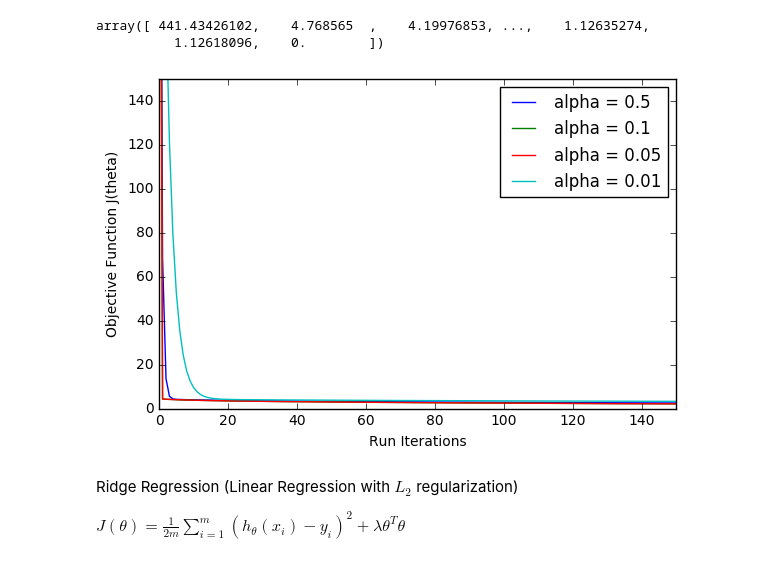
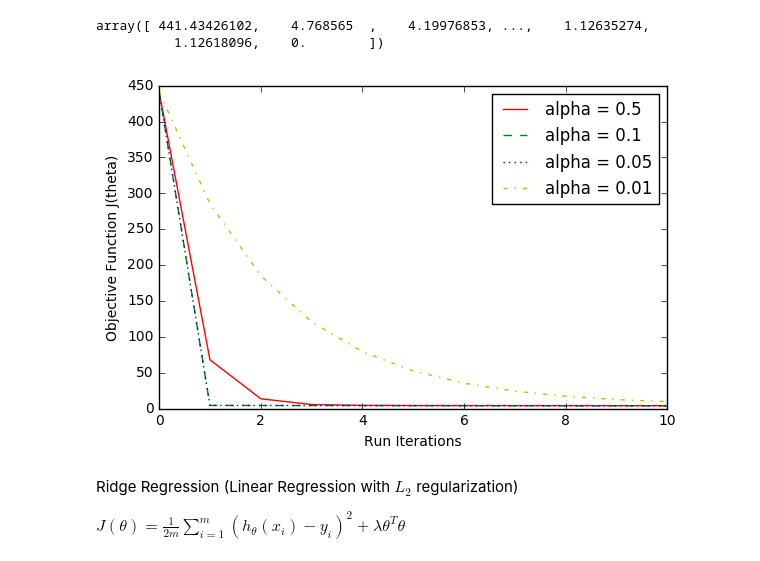
Before and after one commit to ostwind/ML-fundamental, a Jupyter notebook: gradient descent.ipynb, the cells around one changed output. Cells and saved outputs as stored; diff of their text form; code cells hidden in the pictures.

Commit message:
added minibatch, updated some graphs

```diff
--- a/gradient descent.ipynb
+++ b/gradient descent.ipynb
@@ -283,37 +283,37 @@ array([ 441.43426102,    4.768565  ,    4.19976853, ...,    1.12635274,
 def alpha_graph(X, y, regularized = False):
     l = []
     alphas = [0.5, 0.1, 0.05,0.01]
     for size in alphas:
         if regularized:
             output = regularized_grad_descent(X, y, alpha = size, l_search = True)
         else:
-            output = batch_grad_descent(X, y, alpha = size, l_search = False)
+            output = batch_grad_descent(X, y, alpha = size, l_search = True)
         #loss_hist, theta_hist = p
         l.append(output[0])
     #c = ['b', 'k', 'r',  'g']
     s = [221+i for i in range(len(l))]
     #fig = plt.figure()
 
     for i in range(len(l)):
         #ax = fig.add_subplot(s[i])
         #ax.set_ylim([0, 150])
         #ax.set_xlim([0, 80])#len(l[i])])
         #ax.plot(l[i])
         plt.plot(range(len(l[i])), l[i], label='alpha = %s' %( round(alphas[i],2) ))
     axes = plt.gca()
-    axes.set_xlim([0,150])
-    axes.set_ylim([0,150])
+    axes.set_xlim([0,10])
+    #axes.set_ylim([0,80])
     #for i in range(4):
     #    print([ '%.2f' % elem for elem in l[i] ])
     plt.xlabel('Run Iterations')
     plt.ylabel('Objective Function J(theta)')
     plt.legend()
     plt.tight_layout()
     plt.show()
 
 alpha_graph(X_train, y_train, regularized = False)
 # %% [output]
-[figure, old version]
+[figure, new version]
 # %% [markdown]
 Ridge Regression (Linear Regression with $L_2$ regularization)
 
```
Also changed, not shown: parts of 9 cells of this notebook.
